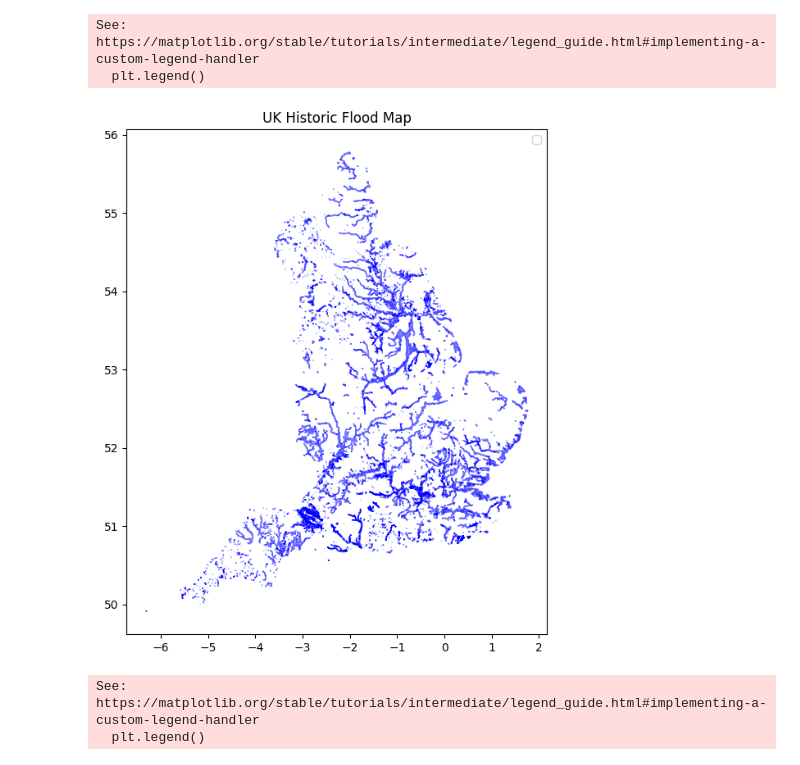
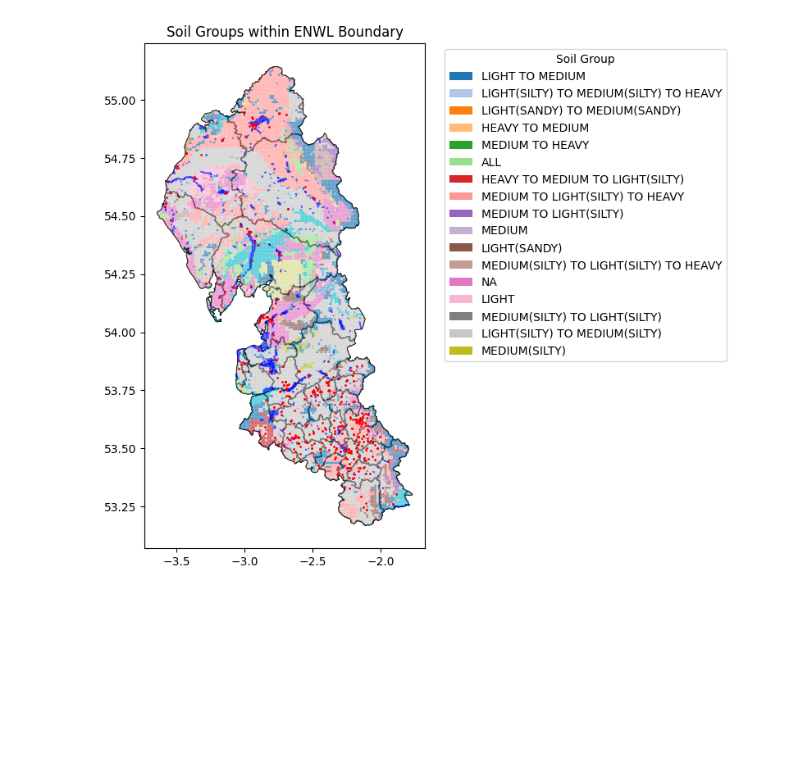
Before and after one commit to neilpaulmartin/geospatial-flooding, a Jupyter notebook: notebooks/geospatial-analysis.ipynb, the cells around one changed output. Cells and saved outputs as stored; diff of their text form; code cells hidden in the pictures; blank space fills up the shorter version.

Commit message:
adding soil groups from xilin, double check with daniel to maintain scope

```diff
--- a/notebooks/geospatial-analysis.ipynb
+++ b/notebooks/geospatial-analysis.ipynb
@@ -52,29 +24,29 @@ See: https://matplotlib.org/stable/tutorials/intermediate/legend_guide.html#impl
 # %%
-flood_history = gpd.read_file("../data/flood-history/Historic_Flood_Map.geojson")
+from matplotlib.patches import Patch
 
+geology = gpd.read_file("../data/soil/Soil_Parent_Material_V1_1km.gpkg")
+
+geology.head()
+
+geology = geology.to_crs(enwl_boundary.crs)
+geology_within_boundary = gpd.overlay(geology, enwl_boundary, how='intersection')
 fig, ax = plt.subplots(figsize=(10, 8))
+enwl_boundary.plot(ax=ax, edgecolor='black', facecolor='none', linewidth=1, label="ENWL Boundary")
+geology_within_boundary.plot(ax=ax, column='SOIL_GROUP', cmap='tab20', legend=True, alpha=0.7)
+flood_segment.plot(ax=ax, edgecolor='blue', facecolor='blue', linewidth=1, linestyle='-', label="Flood History Segment", alpha=0.5)
+enwl_ug_outages.plot(ax=ax, edgecolor='red', facecolor='red', linewidth=1, linestyle='-', label="UG Cables", markersize=1)
 
-flood_history.plot(ax=ax, edgecolor='blue', facecolor='blue', linewidth=1, linestyle='-', label="Flood History", alpha=0.5)
+plt.title("Soil Groups within ENWL Boundary")
 
-plt.title("UK Historic Flood Map")
-plt.legend()
+soil_groups = geology_within_boundary['SOIL_GROUP'].unique()
+
+cmap = plt.get_cmap('tab20')
+color_lookup = {group: cmap(i % cmap.N) for i, group in enumerate(soil_groups)}
+
+handles = [Patch(facecolor=color_lookup[group], label=group) for group in soil_groups]
+plt.legend(handles=handles, title="Soil Group", bbox_to_anchor=(1.05, 1), loc='upper left')
 plt.show()
 
-flood_history = flood_history.to_crs(region.crs)
-
-flood_segment = gpd.overlay(flood_history, region, how='intersection')
-
-fig, ax = plt.subplots(figsize=(10, 8))
-region.plot(ax=ax, edgecolor='black', facecolor='orange', linewidth=1, label="UK Power Networks Boundary")
-flood_segment.plot(ax=ax, edgecolor='blue', facecolor='blue', linewidth=1, linestyle='-', label="Flood History Segment", alpha=0.5)
-grid_primary_sites.plot(ax=ax, edgecolor='red', facecolor='red', linewidth=1, linestyle='-', label="Overlay Layer", markersize=10)
-
-plt.title("UK Power Networks Boundary with Historic Flood Segment and Substation Locations")
-plt.legend()
-plt.show()
+geology.head()
 # %% [output]
-See: https://matplotlib.org/stable/tutorials/intermediate/legend_guide.html#implementing-a-custom-legend-handler
-  plt.legend()
-[figure, old version]
+[figure, new version]
-See: https://matplotlib.org/stable/tutorials/intermediate/legend_guide.html#implementing-a-custom-legend-handler
-  plt.legend()
```
Also changed, not shown: parts of 8 cells of this notebook, 1 other file.
